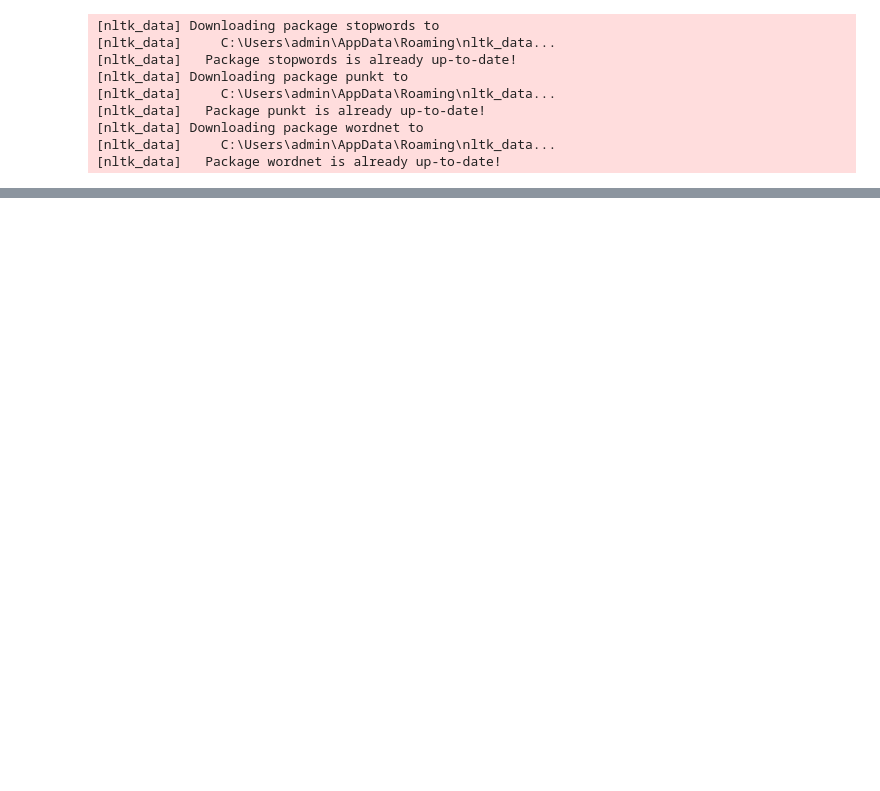
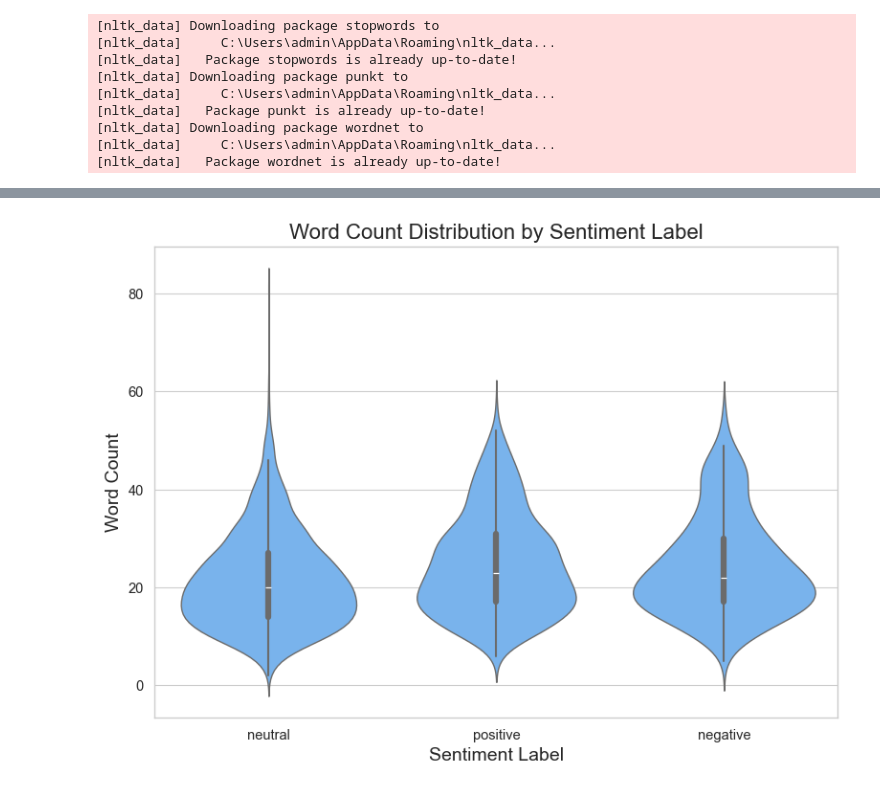
Before and after one commit to x99i9/MH6812_GROUP-PROJECT, a Jupyter notebook: Project.ipynb, the cells around one changed output, grey strips where cells are left out. Cells and saved outputs as stored; diff of their text form; code cells hidden in the pictures; blank space fills up the shorter version.

```diff
--- a/Project.ipynb
+++ b/Project.ipynb
@@ -221,0 +248,21 @@ df_finphrase['sentence'].apply(lambda x: len(x.split())).plot(kind='hist', color
+# %%
+import matplotlib.pyplot as plt
+import seaborn as sns
+
+# Set the theme for publication-quality plots
+sns.set_theme(context='paper', style='whitegrid', font_scale=1.2)
+
+# Ensure the 'word_count' column exists; if not, compute it
+if 'word_count' not in df_finphrase.columns:
+    df_finphrase['word_count'] = df_finphrase['sentence'].apply(lambda s: len(s.split()))
+
+# Create a violin plot to show word count distribution by sentiment label
+plt.figure(figsize=(8, 6))
+sns.violinplot(x='label', y='word_count', data=df_finphrase, color='#66b3ff')
+plt.title("Word Count Distribution by Sentiment Label", fontsize=16)
+plt.xlabel("Sentiment Label", fontsize=14)
+plt.ylabel("Word Count", fontsize=14)
+plt.tight_layout()
+plt.show()
+# %% [output]
+[figure, added]
```
Also changed, not shown: parts of 22 cells of this notebook, 1 other file.
